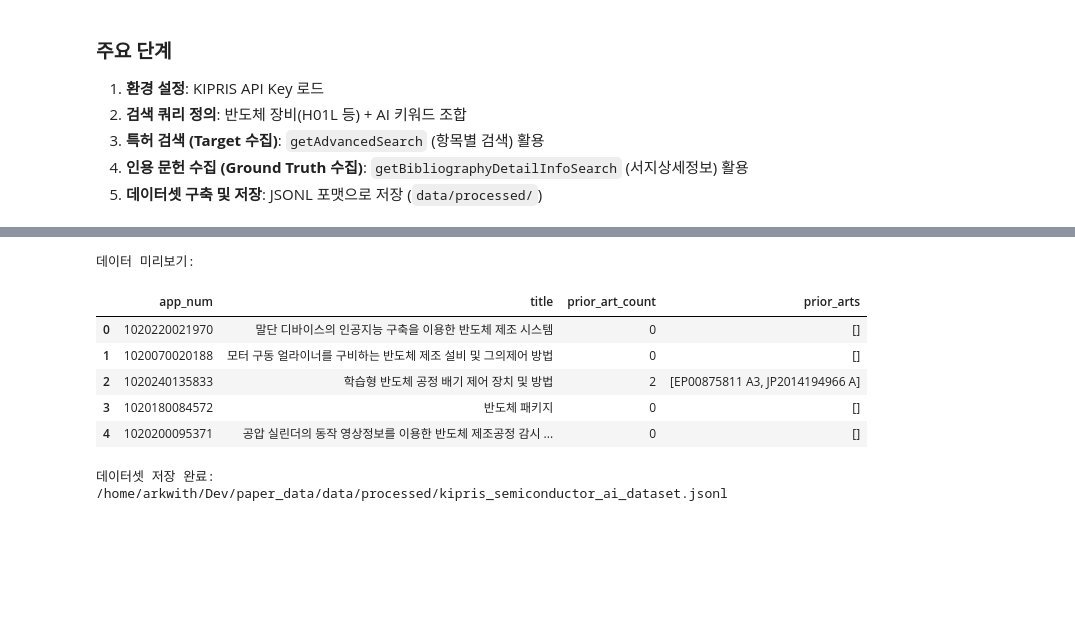
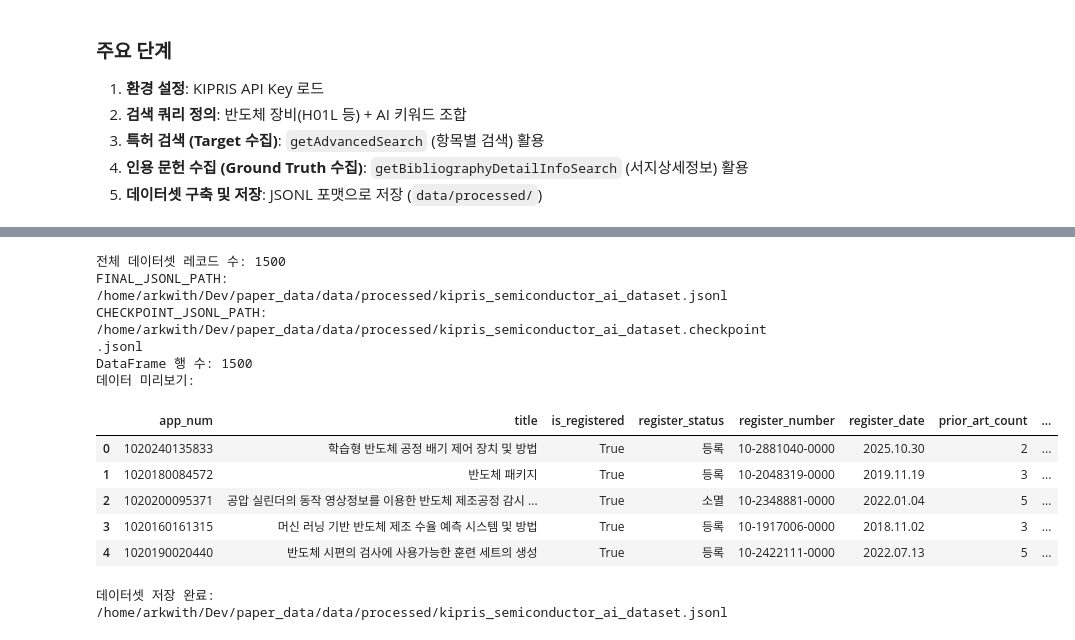
Before and after one commit to arkwith7/paper_data, a Jupyter notebook: notebooks/02_kipris_dataset_builder.ipynb, the cells around one changed output, grey strips where cells are left out. Drawn from its saved outputs; the diff is of its cells as text; code cells hidden in the pictures; blank space fills up the shorter version.

```diff
--- a/notebooks/02_kipris_dataset_builder.ipynb
+++ b/notebooks/02_kipris_dataset_builder.ipynb
@@ -238,36 +909,47 @@ print(f"유효 데이터셋(인용문헌 보유) 수: {len(dataset)}건 (수율:
 # %%
 # 5. 데이터 저장 및 확인
+
+# 전체 레코드 수
+print(f"전체 데이터셋 레코드 수: {len(dataset)}")
+print(f"FINAL_JSONL_PATH: {FINAL_JSONL_PATH}")
+print(f"CHECKPOINT_JSONL_PATH: {CHECKPOINT_JSONL_PATH}")
 
 # DataFrame 변환 (분석용)
 df = pd.DataFrame([
     {
         "app_num": d["target_patent"]["application_number"],
         "title": d["target_patent"]["title"],
+        "is_registered": (d.get("target_patent", {}).get("biblio", {}) or {}).get("registration", {}).get("is_registered"),
+        "register_status": (d.get("target_patent", {}).get("biblio", {}) or {}).get("registration", {}).get("register_status"),
+        "register_number": (d.get("target_patent", {}).get("biblio", {}) or {}).get("registration", {}).get("register_number"),
+        "register_date": (d.get("target_patent", {}).get("biblio", {}) or {}).get("registration", {}).get("register_date"),
         "prior_art_count": len(d["ground_truth_prior_arts"]),
-        "prior_arts": d["ground_truth_prior_arts"]
+        "prior_arts": d["ground_truth_prior_arts"],
     }
     for d in dataset
 ])
 
+print(f"DataFrame 행 수: {len(df)}")
+
 print("데이터 미리보기:")
 display(df.head())
 
-# JSONL 저장 (실험용)
-out_dir = REPO_ROOT / "data" / "processed"
-out_dir.mkdir(parents=True, exist_ok=True)
-out_path = out_dir / "kipris_semiconductor_ai_dataset.jsonl"
-
-with open(out_path, "w", encoding="utf-8") as f:
+# JSONL 저장 (최종본)
+with open(FINAL_JSONL_PATH, "w", encoding="utf-8") as f:
     for entry in dataset:
         f.write(json.dumps(entry, ensure_ascii=False) + "\n")
 
-print(f"데이터셋 저장 완료: {out_path}")
+print(f"데이터셋 저장 완료: {FINAL_JSONL_PATH}")
 # %% [output]
+전체 데이터셋 레코드 수: 1500
+FINAL_JSONL_PATH: /home/arkwith/Dev/paper_data/data/processed/kipris_semiconductor_ai_dataset.jsonl
+CHECKPOINT_JSONL_PATH: /home/arkwith/Dev/paper_data/data/processed/kipris_semiconductor_ai_dataset.checkpoint.jsonl
+DataFrame 행 수: 1500
 데이터 미리보기:
-|  | app_num | title | prior_art_count | prior_arts |
-| 0 | 1020220021970 | 말단 디바이스의 인공지능 구축을 이용한 반도체 제조 시스템 | 0 | [] |
-| 1 | 1020070020188 | 모터 구동 얼라이너를 구비하는 반도체 제조 설비 및 그의제어 방법 | 0 | [] |
-| 2 | 1020240135833 | 학습형 반도체 공정 배기 제어 장치 및 방법 | 2 | [EP00875811 A3, JP2014194966 A] |
-| 3 | 1020180084572 | 반도체 패키지 | 0 | [] |
-| 4 | 1020200095371 | 공압 실린더의 동작 영상정보를 이용한 반도체 제조공정 감시 ... | 0 | [] |
+|  | app_num | title | is_registered | register_status | register_number | register_date | prior_art_count | ... |
+| 0 | 1020240135833 | 학습형 반도체 공정 배기 제어 장치 및 방법 | True | 등록 | 10-2881040-0000 | 2025.10.30 | 2 | ... |
+| 1 | 1020180084572 | 반도체 패키지 | True | 등록 | 10-2048319-0000 | 2019.11.19 | 3 | ... |
+| 2 | 1020200095371 | 공압 실린더의 동작 영상정보를 이용한 반도체 제조공정 감시 ... | True | 소멸 | 10-2348881-0000 | 2022.01.04 | 5 | ... |
+| 3 | 1020160161315 | 머신 러닝 기반 반도체 제조 수율 예측 시스템 및 방법 | True | 등록 | 10-1917006-0000 | 2018.11.02 | 3 | ... |
+| 4 | 1020190020440 | 반도체 시편의 검사에 사용가능한 훈련 세트의 생성 | True | 등록 | 10-2422111-0000 | 2022.07.13 | 5 | ... |
 데이터셋 저장 완료: /home/arkwith/Dev/paper_data/data/processed/kipris_semiconductor_ai_dataset.jsonl
```
Also changed, not shown: parts of 6 cells of this notebook, 1 other file.
